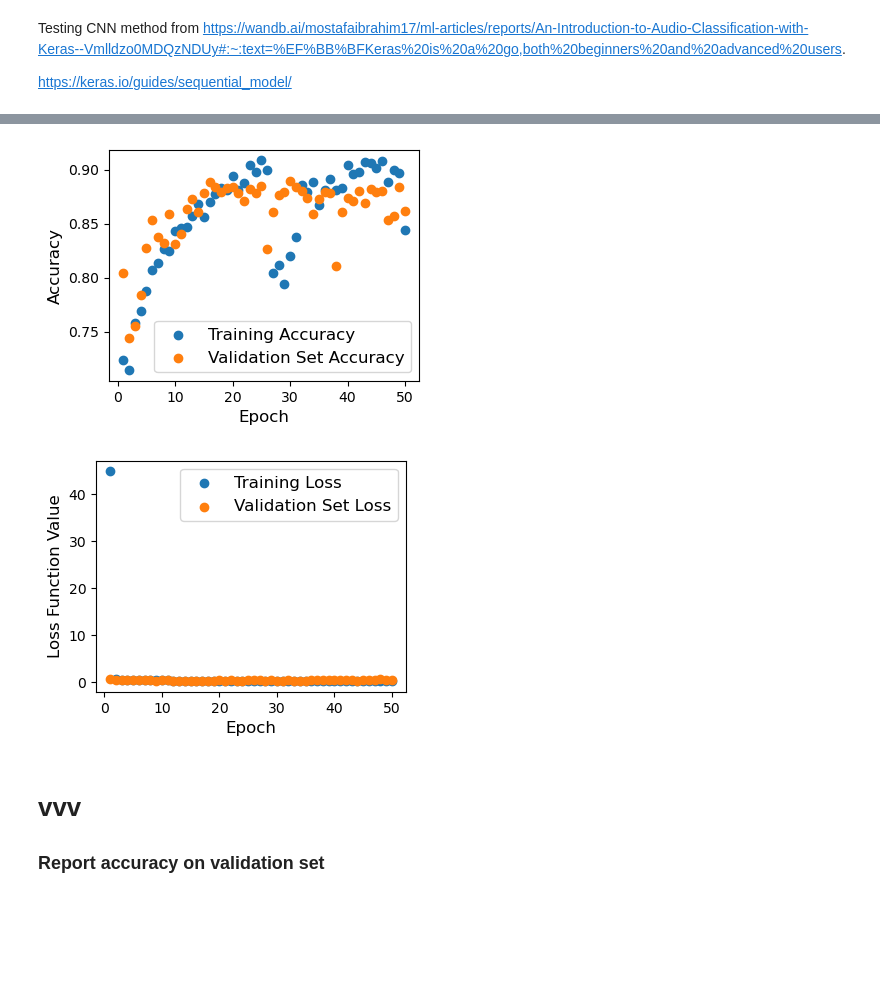
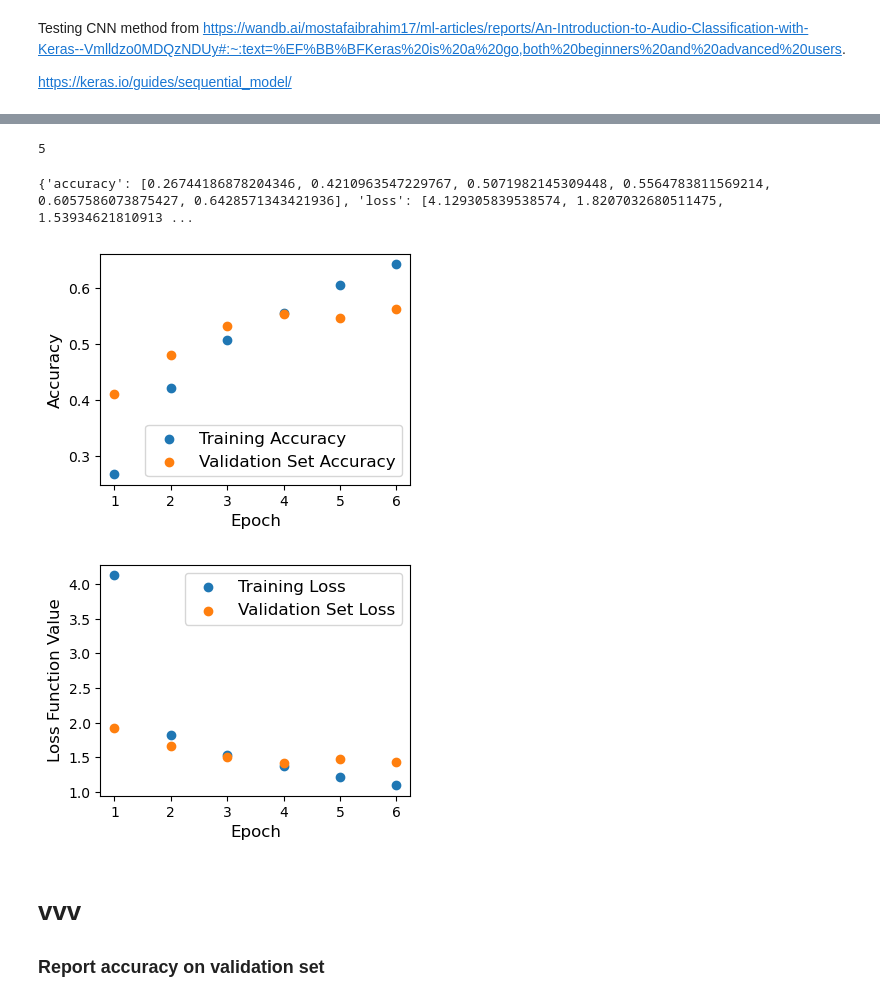
Before and after one commit to andrewcmerwin/ChirpChecker, a Jupyter notebook: CNN_experiment_Yang.ipynb, the cells around one changed output, grey strips where cells are left out. Drawn from its saved outputs; the diff is of its cells as text; code cells hidden in the pictures; blank space fills up the shorter version.

```diff
--- a/CNN_experiment_Yang.ipynb
+++ b/CNN_experiment_Yang.ipynb
@@ -96,7 +96,7 @@ def remove_small_class(songs_matrix, songs_label, threshold):
 # load the corresponding label_name from lable_filename, save in another np array
 
 audio_path = 'E:\chirpfiles\\no_voice_files'
-meta_file = 'MLNS_05282024.csv'
+meta_file = 'MLNS_Final_Train.csv'
 
 start = time.time()
 max_time = 5 # cut off time for loading, in sec
@@ -123,12 +160,13 @@ songs_label_onehot = to_categorical(songs_label_num) # required output format by
 data_matrix = songs_matrix
 data_label = songs_label_onehot
 
-X_train, X_test, y_train, y_test = train_test_split(data_matrix, data_label,
-                                                    test_size = .2, random_state = 17)
+# after 5/30, we are using already splitted data so this is already train and validation sets
+X_train, X_val, y_train, y_val = train_test_split(data_matrix, data_label,
+                                                  test_size = .2, random_state = 17)
 # to use 2d convolution, keras model expects 4d input shape
-X_train = X_train.reshape((X_train.shape[0],X_train.shape[1],X_train.shape[2],1))
-X_test = X_test.reshape((X_test.shape[0],X_test.shape[1],X_test.shape[2],1))
-print('Train test split train shape: ', X_train.shape)
+#X_train = X_train.reshape((X_train.shape[0],X_train.shape[1],X_train.shape[2],1))
+#X_test = X_test.reshape((X_test.shape[0],X_test.shape[1],X_test.shape[2],1))
+#print('Train test split train shape: ', X_train.shape)
 
-X_tt, X_val, y_tt, y_val = train_test_split(X_train, y_train, test_size = .2, random_state = 17)
-print('Train validation split train shape: ', X_tt.shape)
+#X_tt, X_val, y_tt, y_val = train_test_split(X_train, y_train, test_size = .2, random_state = 17)
+#print('Train validation split train shape: ', X_tt.shape)
@@ -157,8 +194,16 @@ model.compile(loss='categorical_crossentropy', optimizer='adam', metrics=['accur
 start = time.time()
 epochs = 50
 early_stopping = EarlyStopping(monitor='val_loss', patience=2)
-history = model.fit(X_tt, y_tt, epochs=epochs, batch_size=64,
-                    validation_data=(X_val, y_val), callbacks=[early_stopping])
+checkpoint_filepath = '/tmp/ckpt/checkpoint.model.keras'
+model_checkpoint_callback = ModelCheckpoint(
+    filepath=checkpoint_filepath,
+    monitor='val_accuracy',
+    mode='max',
+    save_best_only=True)
+
+history = model_mfcc_c_c_fam.fit(X_train, y_train, epochs=epochs, batch_size=64,
+                    validation_data=(X_val, y_val),
+                    callbacks=[early_stopping, model_checkpoint_callback])
 end = time.time()
 print('time training: ', end - start)
 #predicted_vector = model.predict(X_test)
@@ -185,3 +226,7 @@ time training:  292.96456694602966
+# %%
+early_stopping.stopped_epoch
+# %% [output]
+5
 # %%
 import pickle
 
@@ -191,39 +236,43 @@ with open('hist_mfcc_batch64_twohiddenlayer_5sec_critter.pkl', 'wb') as f:  # Py
 # Getting back the objects:
 #with open('hist_batch64_onehiddenlayer_5sec_critter.pkl') as f:  # Python 3: open(..., 'rb')
 #    obj0, obj1, obj2 = pickle.load(f)
+# %%
+print(history_dict)
+# %% [output]
+{'accuracy': [0.26744186878204346, 0.4210963547229767, 0.5071982145309448, 0.5564783811569214, 0.6057586073875427, 0.6428571343421936], 'loss': [4.129305839538574, 1.8207032680511475, 1.53934621810913 ...
 # %%
-history_dict = h2.history
+history_dict = history.history
 plt.figure(figsize = (4, 3))
-plt.scatter(range(1,epochs+1), history_dict['accuracy'], label = "Training Accuracy")
-plt.scatter(range(1,epochs+1), history_dict['val_accuracy'], label = "Validation Set Accuracy")
+plt.scatter(range(1,early_stopping.stopped_epoch+2), history_dict['accuracy'], label = "Training Accuracy")
+plt.scatter(range(1,early_stopping.stopped_epoch+2), history_dict['val_accuracy'], label = "Validation Set Accuracy")
 
 plt.xlabel("Epoch", fontsize=12)
 plt.ylabel("Accuracy", fontsize=12)
 
 plt.xticks(fontsize=10)
 plt.yticks(fontsize=10)
 
 plt.legend(fontsize=12)
 
 plt.show()
 
 plt.figure(figsize = (4, 3))
 
-plt.scatter(range(1,epochs+1), history_dict['loss'], label = "Training Loss")
-plt.scatter(range(1,epochs+1), history_dict['val_loss'], label = "Validation Set Loss")
+plt.scatter(range(1,early_stopping.stopped_epoch+2), history_dict['loss'], label = "Training Loss")
+plt.scatter(range(1,early_stopping.stopped_epoch+2), history_dict['val_loss'], label = "Validation Set Loss")
 
 plt.xlabel("Epoch", fontsize=12)
 plt.ylabel("Loss Function Value", fontsize=12)
 
 plt.xticks(fontsize=10)
 plt.yticks(fontsize=10)
 
 plt.legend(fontsize=12)
 
 plt.show()
 # %% [output]
-[figure, old version]
+[figure, new version]
-[figure, old version]
+[figure, new version]
 # %% [markdown]
 # vvv
 ### Report accuracy on validation set
```
Also changed, not shown: parts of 17 cells of this notebook.
